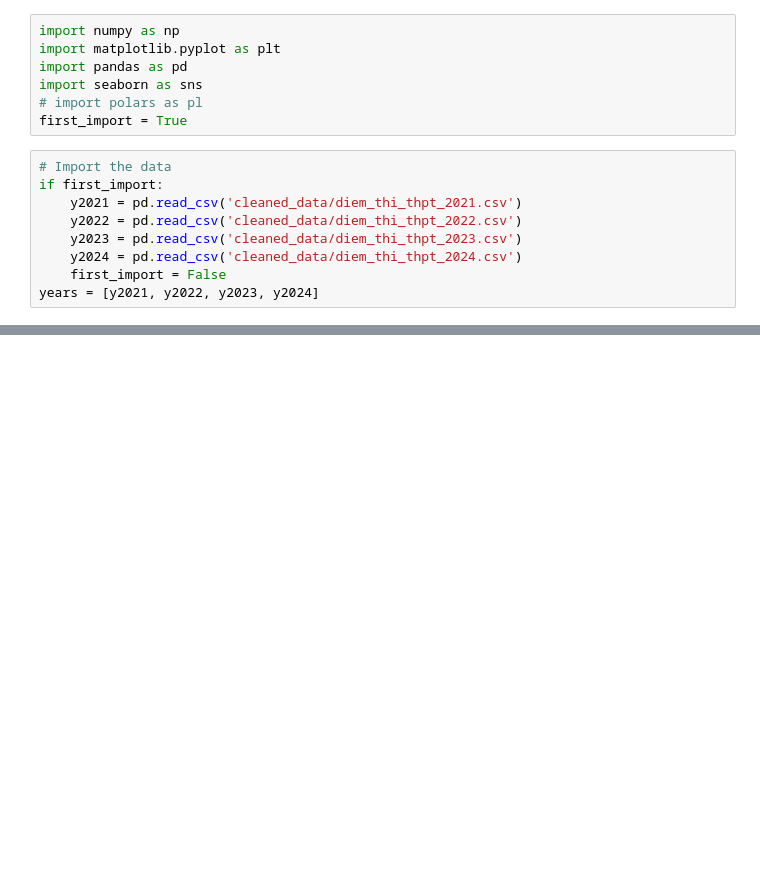
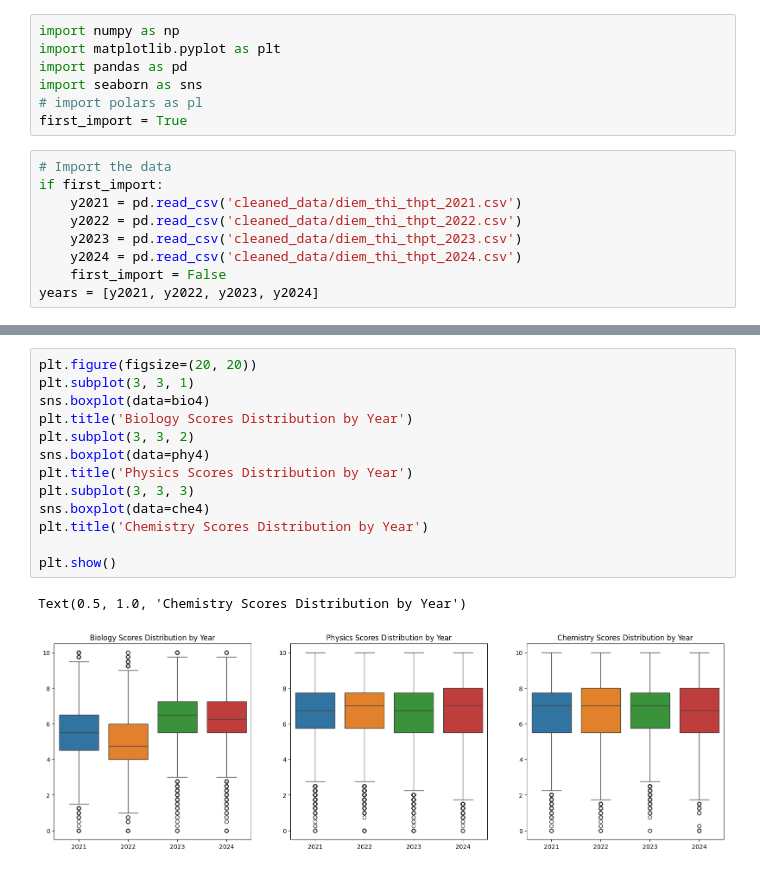
Before and after one commit to sydneycally-inclane-2812/data_vis_uni2024, a Jupyter notebook: analysis.ipynb, the cells around one changed output, grey strips where cells are left out. Saved outputs shown, nothing was run; the diff lists cells and outputs as text; blank space fills up the shorter version.

```diff
--- a/analysis.ipynb
+++ b/analysis.ipynb
@@ -114,0 +164,16 @@ plt.show()
+# %%
+plt.figure(figsize=(20, 20))
+plt.subplot(3, 3, 1)
+sns.boxplot(data=bio4)
+plt.title('Biology Scores Distribution by Year')
+plt.subplot(3, 3, 2)
+sns.boxplot(data=phy4)
+plt.title('Physics Scores Distribution by Year')
+plt.subplot(3, 3, 3)
+sns.boxplot(data=che4)
+plt.title('Chemistry Scores Distribution by Year')
+
+plt.show()
+# %% [output]
+Text(0.5, 1.0, 'Chemistry Scores Distribution by Year')
+[figure, added]
```
Also changed, not shown: parts of 25 cells of this notebook, 5 other files.
